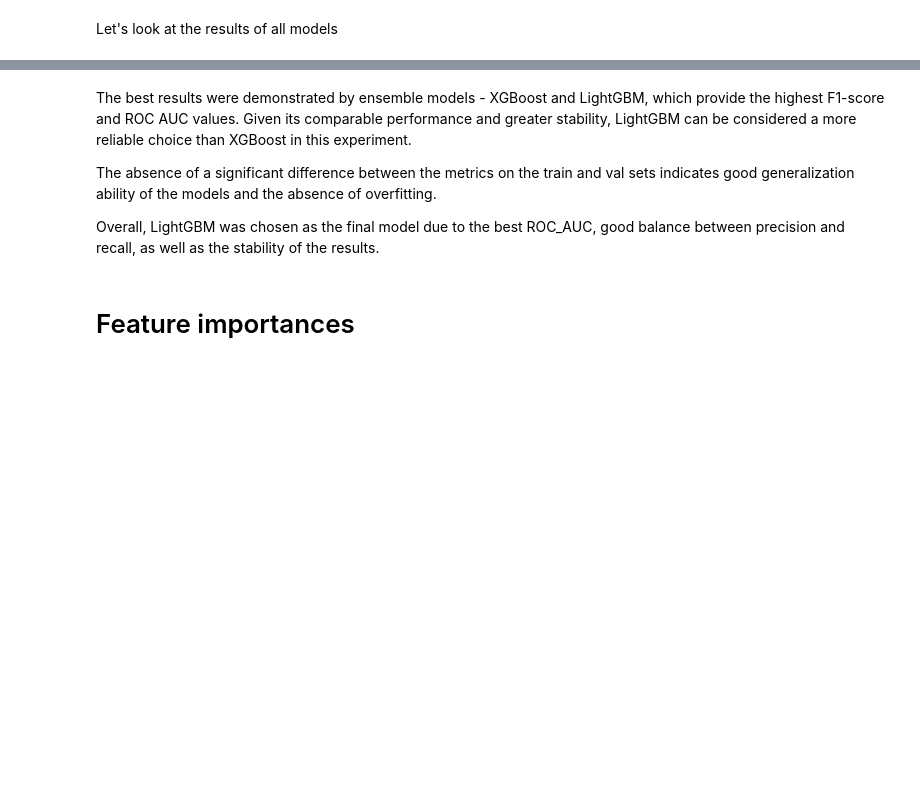
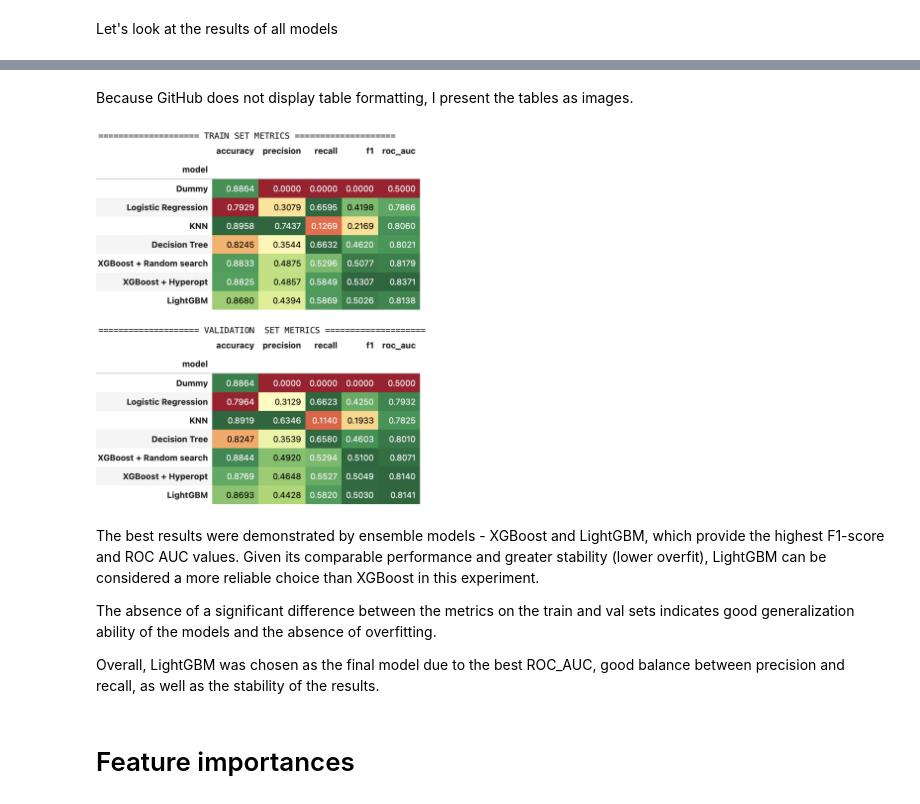
Before and after one commit to Bukhanovskyi/Bank_Marketing_Dataset_Machine_Learning_Project, a Jupyter notebook: Mid_term_Project.ipynb, the cells around one changed output, grey strips where cells are left out. Saved outputs shown, nothing was run; the diff lists cells and outputs as text; code cells hidden in the pictures; blank space fills up the shorter version.

```diff
--- a/Mid_term_Project.ipynb
+++ b/Mid_term_Project.ipynb
@@ -1730,5 +1751,12 @@ display(val_comp.style
+# %% [markdown]
+Because GitHub does not display table formatting, I present the tables as images.
+# %%
+from IPython.display import Image, display
+display(Image("Summary_1.png"))
+# %% [output]
+[figure, added]
 # %% [markdown]
-The best results were demonstrated by ensemble models - XGBoost and LightGBM, which provide the highest F1-score and ROC AUC values. Given its comparable performance and greater stability, LightGBM can be considered a more reliable choice than XGBoost in this experiment.
+The best results were demonstrated by ensemble models - XGBoost and LightGBM, which provide the highest F1-score and ROC AUC values. Given its comparable performance and greater stability (lower overfit), LightGBM can be considered a more reliable choice than XGBoost in this experiment.
 
 The absence of a significant difference between the metrics on the train and val sets indicates good generalization ability of the models and the absence of overfitting.
 
```
Also changed, not shown: parts of 19 cells of this notebook.
